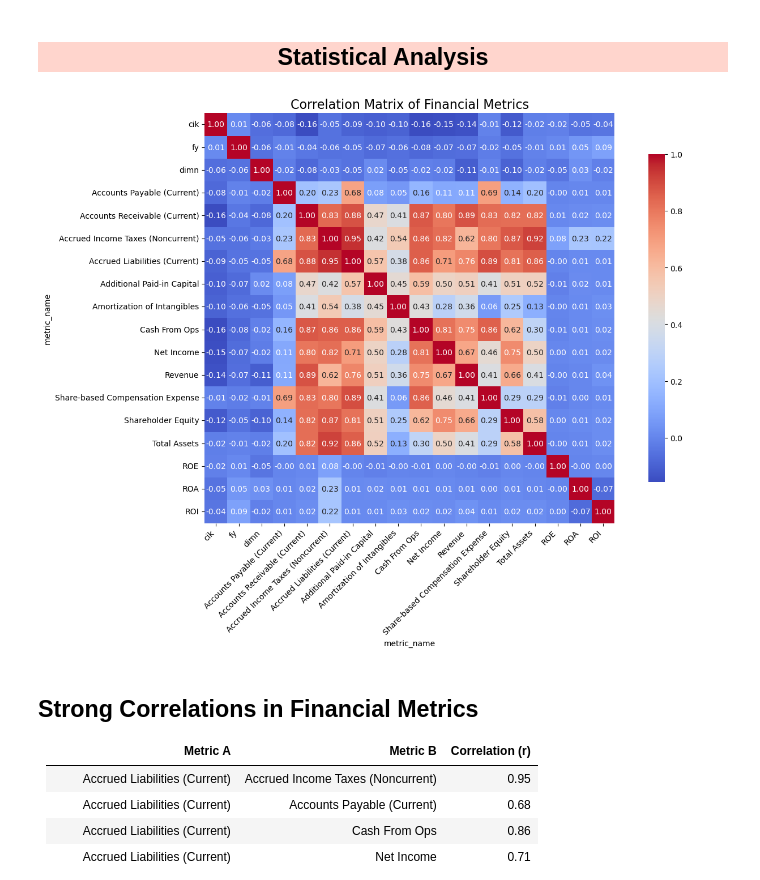
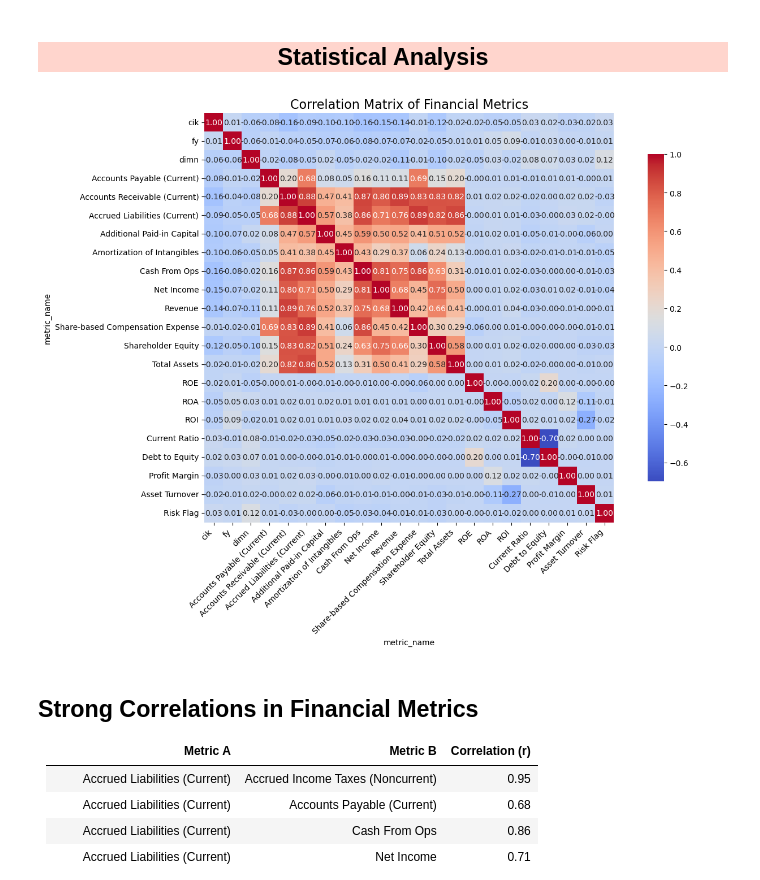
Before and after one commit to NataliaStekolnikova/credit-analysis-dashboard, a Jupyter notebook: notebooks/extracting-financial-10-k-reports-via-sec-edgar-db.ipynb, the cells around one changed output. Cells and saved outputs as stored; diff of their text form; code cells hidden in the pictures.

```diff
--- a/notebooks/extracting-financial-10-k-reports-via-sec-edgar-db.ipynb
+++ b/notebooks/extracting-financial-10-k-reports-via-sec-edgar-db.ipynb
@@ -670,20 +706,20 @@ Outliers in column 'cik':
 Outliers in column 'fy':
 # %%
 # Check for duplicates in the original long-format data (before pivot)
-dupes_before = num_filtered.duplicated(
-    subset=['cik', 'name', 'adsh', 'fy', 'fp', 'form', 'dimn', 'metric_name']
-).sum()
+# dupes_before = num_filtered.duplicated(
+#     subset=['cik', 'name', 'adsh', 'fy', 'fp', 'form', 'dimn', 'metric_name']
+# ).sum()
 
-print(f"Duplicates before pivot (same metric per group): {dupes_before}")
+# print(f"Duplicates before pivot (same metric per group): {dupes_before}")
 
-edf = num_filtered.pivot_table(
-    index=['cik', 'name', 'adsh', 'fy', 'fp', 'form', 'dimn'],
-    columns='metric_name',
-    values='value',
-).reset_index()
+# edf = num_filtered.pivot_table(
+#     index=['cik', 'name', 'adsh', 'fy', 'fp', 'form', 'dimn'],
+#     columns='metric_name',
+#     values='value',
+# ).reset_index()
 
 # Check for duplicates in the resulting pivoted table
-dupes_after = edf.duplicated(subset=['cik', 'name', 'adsh', 'fy', 'fp', 'form', 'dimn']).sum()
+# dupes_after = edf.duplicated(subset=['cik', 'name', 'adsh', 'fy', 'fp', 'form', 'dimn']).sum()
 
-print(f"Duplicates in pivoted edf (same company-report-period): {dupes_after}")
+# print(f"Duplicates in pivoted edf (same company-report-period): {dupes_after}")
 # %% [output]
@@ -780,22 +831,26 @@ edf['Current Ratio'] = edf['Accounts Receivable (Current)'] / edf['Accounts Paya
 edf['Debt to Equity'] = (edf['Total Assets'] - edf['Shareholder Equity']) / edf['Shareholder Equity']
 edf['Profit Margin'] = edf['Net Income'] / edf['Revenue']
 edf['Asset Turnover'] = edf['Revenue'] / edf['Total Assets']
+edf['ROI'] = edf['Net Income'] / (edf['Total Assets'] - edf['Accounts Payable (Current)'])
+
+edf.replace([np.inf, -np.inf], np.nan, inplace=True)
 
 # Set conditional risk classification
 edf['Financial Risk Flag'] = (
     (edf['Current Ratio'] < 1) |
     (edf['Debt to Equity'] > 2) |
     (edf['ROE'] < 0) |
+    (edf['ROI'] < 0) |
     (edf['Profit Margin'] < 0) |
-    edf[['Current Ratio', 'Debt to Equity', 'ROE', 'Profit Margin']].isnull().any(axis=1)
+    edf[['Current Ratio', 'Debt to Equity', 'ROE', 'ROI', 'Profit Margin']].isnull().any(axis=1)
 )
 
 # Assign risk category and create a flag
-edf['Risk Category'] = edf['Financial Risk Flag'].map({True: 'High Risk', False: 'Financially Healthy'})
+edf['Risk Category'] = edf['Financial Risk Flag'].map({True: 'High Risk', False: 'Low Risk'})
 edf['Risk Flag'] = edf['Financial Risk Flag'].astype(int)
 
 # Group and analyze by report type
-summary = edf[['name', 'ROE', 'ROA', 'Current Ratio', 'Debt to Equity', 'Risk Category']].round(2)
+summary = edf[['name', 'ROE', 'ROA', 'ROI', 'Current Ratio', 'Debt to Equity', 'Profit Margin', 'Risk Category']].round(2)
 
 # Show distribution by risk category
 risk_dist = edf['Risk Category'].value_counts()
@@ -805,7 +860,7 @@ print("\n--- Financial Risk Distribution ---")
 print(risk_dist)
 
 print("\n--- List of non-Risky companies ---")
-non_risky_summary = summary[summary['Risk Category'] == 'Financially Healthy'].head(10)
+non_risky_summary = summary[summary['Risk Category'] == 'Low Risk'].head(10)
 non_risky_summary
 # %% [output]
 --- Financial Risk Distribution ---
@@ -847,22 +935,22 @@ Saved: C:/Users/natal/credit-analysis-dashboard/data/processed/2025_02_notes/fin
 # %%
 import matplotlib.pyplot as plt
 import seaborn as sns
 
 # Remove non-numeric columns before correlation
-numeric_edf = edf_full_clean.select_dtypes(include=['number', 'category'])
+numeric_edf = edf.select_dtypes(include=['number', 'category'])
 
 # Calculate correlation matrix
 correlation_matrix = numeric_edf.corr()
 
 # Plot correlation heatmap
 plt.figure(figsize=(14, 10))
 sns.heatmap(correlation_matrix, annot=True, fmt=".2f", cmap="coolwarm", square=True, cbar_kws={"shrink": 0.8})
 plt.title("Correlation Matrix of Financial Metrics", fontsize=16)
 plt.xticks(rotation=45, ha='right')
 plt.tight_layout()
 plt.show()
 # %% [output]
-[figure, old version]
+[figure, new version]
 # %% [markdown]
 ## Strong Correlations in Financial Metrics
 
```
Also changed, not shown: parts of 21 cells of this notebook, 2 other files.
